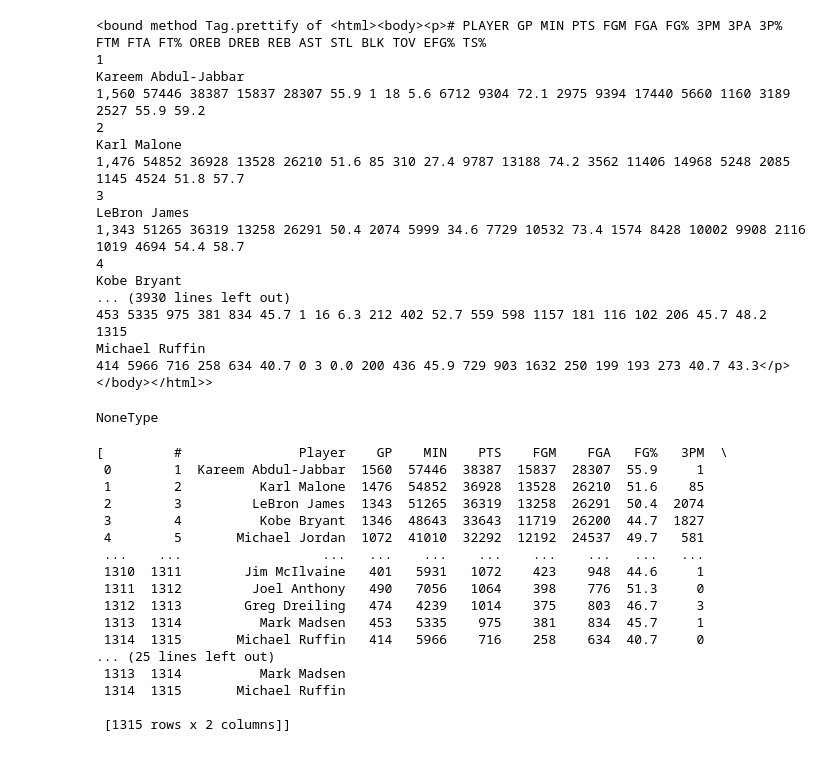
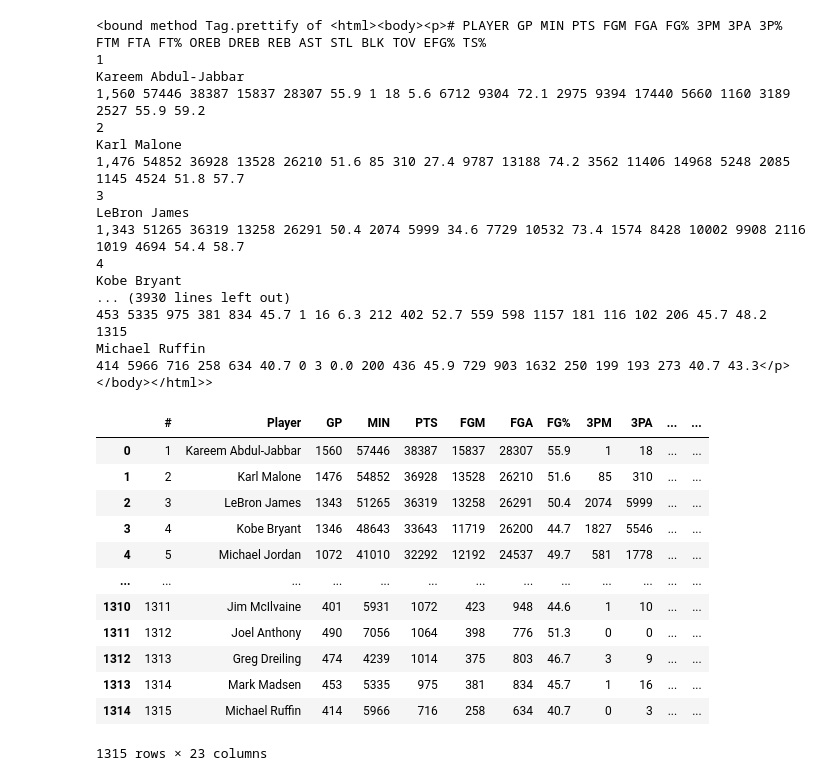
Before and after one commit to max-currier/Regression-Project, a Jupyter notebook: Regression-Project-scraping.ipynb, the cells around one changed output. Drawn from its saved outputs; the diff is of its cells as text; code cells hidden in the pictures.

```diff
--- a/Regression-Project-scraping.ipynb
+++ b/Regression-Project-scraping.ipynb
@@ -43,29 +43,21 @@ Kobe Bryant
 1315
 Michael Ruffin
 414 5966 716 258 634 40.7 0 3 0.0 200 436 45.9 729 903 1632 250 199 193 273 40.7 43.3</p></body></html>>
-# %%
-player_list = soup.find('td', {'class':'player'})
-type(player_list)
-# %% [output]
-NoneType
 # %%
 table_list = pd.read_html(driver.page_source)
-table_list
+df = table_list[0]
+df
 # %% [output]
+|  | # | Player | GP | MIN | PTS | FGM | FGA | FG% | 3PM | 3PA | ... | ... |
+| 0 | 1 | Kareem Abdul-Jabbar | 1560 | 57446 | 38387 | 15837 | 28307 | 55.9 | 1 | 18 | ... | ... |
+| 1 | 2 | Karl Malone | 1476 | 54852 | 36928 | 13528 | 26210 | 51.6 | 85 | 310 | ... | ... |
+| 2 | 3 | LeBron James | 1343 | 51265 | 36319 | 13258 | 26291 | 50.4 | 2074 | 5999 | ... | ... |
+| 3 | 4 | Kobe Bryant | 1346 | 48643 | 33643 | 11719 | 26200 | 44.7 | 1827 | 5546 | ... | ... |
+| 4 | 5 | Michael Jordan | 1072 | 41010 | 32292 | 12192 | 24537 | 49.7 | 581 | 1778 | ... | ... |
+| ... | ... | ... | ... | ... | ... | ... | ... | ... | ... | ... | ... | ... |
+| 1310 | 1311 | Jim McIlvaine | 401 | 5931 | 1072 | 423 | 948 | 44.6 | 1 | 10 | ... | ... |
+| 1311 | 1312 | Joel Anthony | 490 | 7056 | 1064 | 398 | 776 | 51.3 | 0 | 0 | ... | ... |
+| 1312 | 1313 | Greg Dreiling | 474 | 4239 | 1014 | 375 | 803 | 46.7 | 3 | 9 | ... | ... |
+| 1313 | 1314 | Mark Madsen | 453 | 5335 | 975 | 381 | 834 | 45.7 | 1 | 16 | ... | ... |
+| 1314 | 1315 | Michael Ruffin | 414 | 5966 | 716 | 258 | 634 | 40.7 | 0 | 3 | ... | ... |
-[         #               Player    GP    MIN    PTS    FGM    FGA   FG%   3PM  \
- 0        1  Kareem Abdul-Jabbar  1560  57446  38387  15837  28307  55.9     1
- 1        2          Karl Malone  1476  54852  36928  13528  26210  51.6    85
- 2        3         LeBron James  1343  51265  36319  13258  26291  50.4  2074
- 3        4          Kobe Bryant  1346  48643  33643  11719  26200  44.7  1827
- 4        5       Michael Jordan  1072  41010  32292  12192  24537  49.7   581
- ...    ...                  ...   ...    ...    ...    ...    ...   ...   ...
- 1310  1311        Jim McIlvaine   401   5931   1072    423    948  44.6     1
- 1311  1312         Joel Anthony   490   7056   1064    398    776  51.3     0
- 1312  1313        Greg Dreiling   474   4239   1014    375    803  46.7     3
- 1313  1314          Mark Madsen   453   5335    975    381    834  45.7     1
- 1314  1315       Michael Ruffin   414   5966    716    258    634  40.7     0
-... (25 lines left out)
- 1313  1314          Mark Madsen
- 1314  1315       Michael Ruffin
-
- [1315 rows x 2 columns]]
+1315 rows × 23 columns
```
Also changed, not shown: parts of 1 cell of this notebook.
